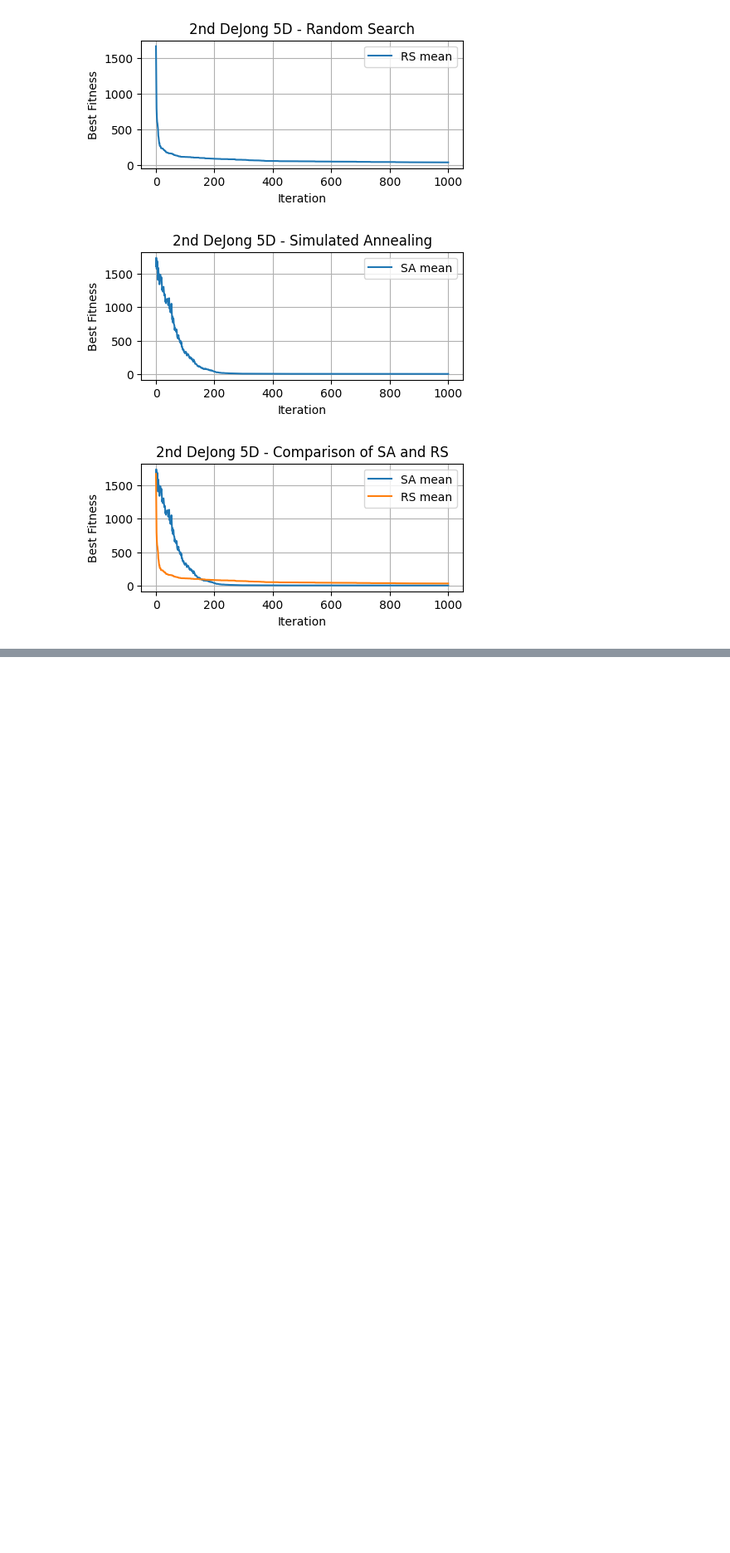
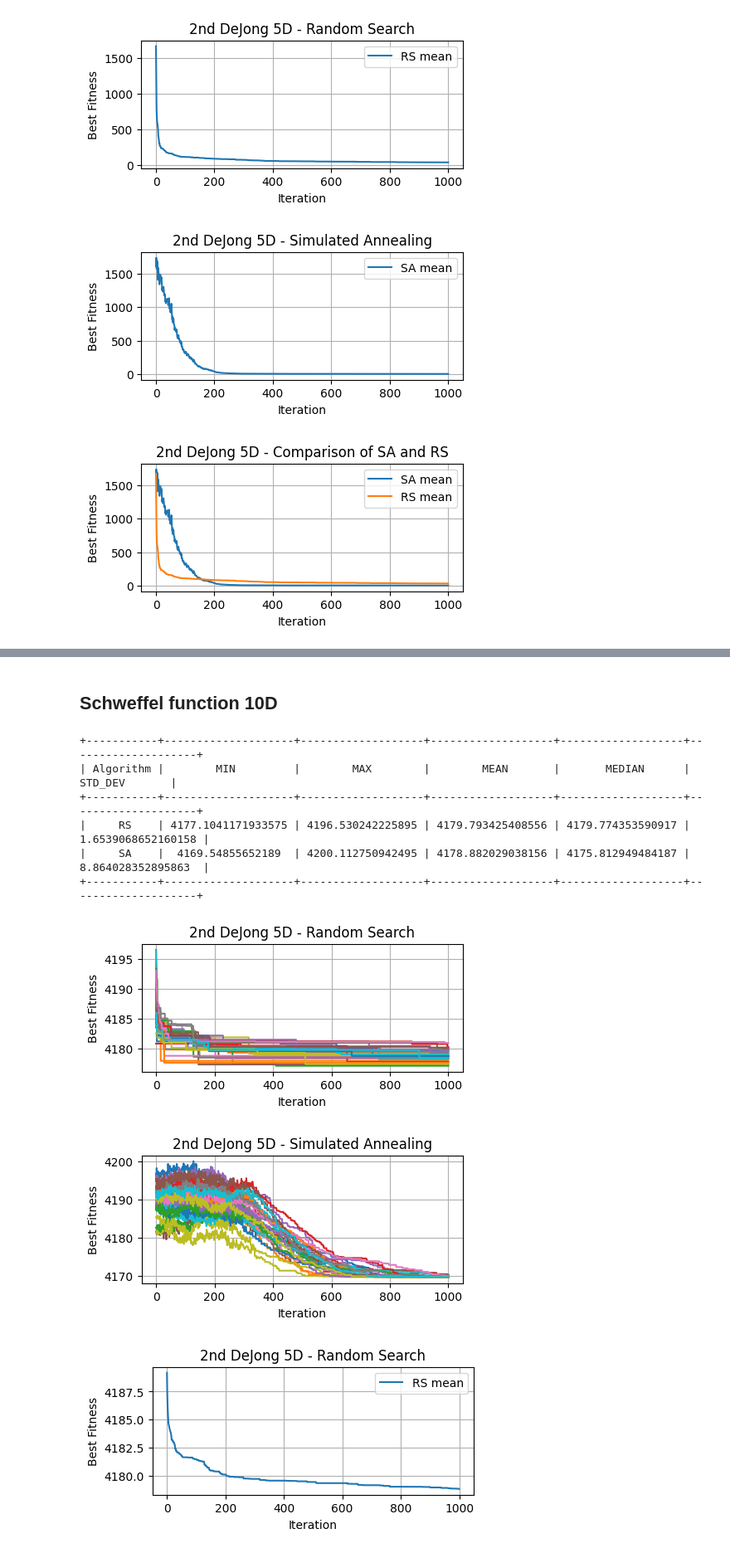
Before and after one commit to ta-jana/benchmarking-RS-SA, a Jupyter notebook: Tatyrkova_Jana_RSSA.ipynb, the cells around one changed output, grey strips where cells are left out. Shown at 83% size. Drawn from its saved outputs; the diff is of its cells as text; code cells hidden in the pictures; blank space fills up the shorter version.

```diff
--- a/Tatyrkova_Jana_RSSA.ipynb
+++ b/Tatyrkova_Jana_RSSA.ipynb
@@ -302,0 +349,21 @@ comparison(n_iterations, dimensions,cost_func,area_edges,n_of_neighbours, coolin
+# %% [markdown]
+## Schweffel function 10D
+# %%
+n_iterations = 1000
+dimensions = 10
+cost_func = schweffel
+area_edges = 2.048
+n_of_neighbours = 10
+cooling_decr = 0.78
+title = "2nd DeJong 5D"
+comparison(n_iterations, dimensions,cost_func,area_edges,n_of_neighbours, cooling_decr, title)
+# %% [output]
++-----------+--------------------+-------------------+-------------------+-------------------+--------------------+
+| Algorithm |        MIN         |        MAX        |        MEAN       |       MEDIAN      |      STD_DEV       |
++-----------+--------------------+-------------------+-------------------+-------------------+--------------------+
+|     RS    | 4177.1041171933575 | 4196.530242225895 | 4179.793425408556 | 4179.774353590917 | 1.6539068652160158 |
+|     SA    |  4169.54855652189  | 4200.112750942495 | 4178.882029038156 | 4175.812949484187 | 8.864028352895863  |
++-----------+--------------------+-------------------+-------------------+-------------------+--------------------+
+[figure, added]
+[figure, added]
+[figure, added]
```
Also changed, not shown: parts of 5 cells of this notebook.
